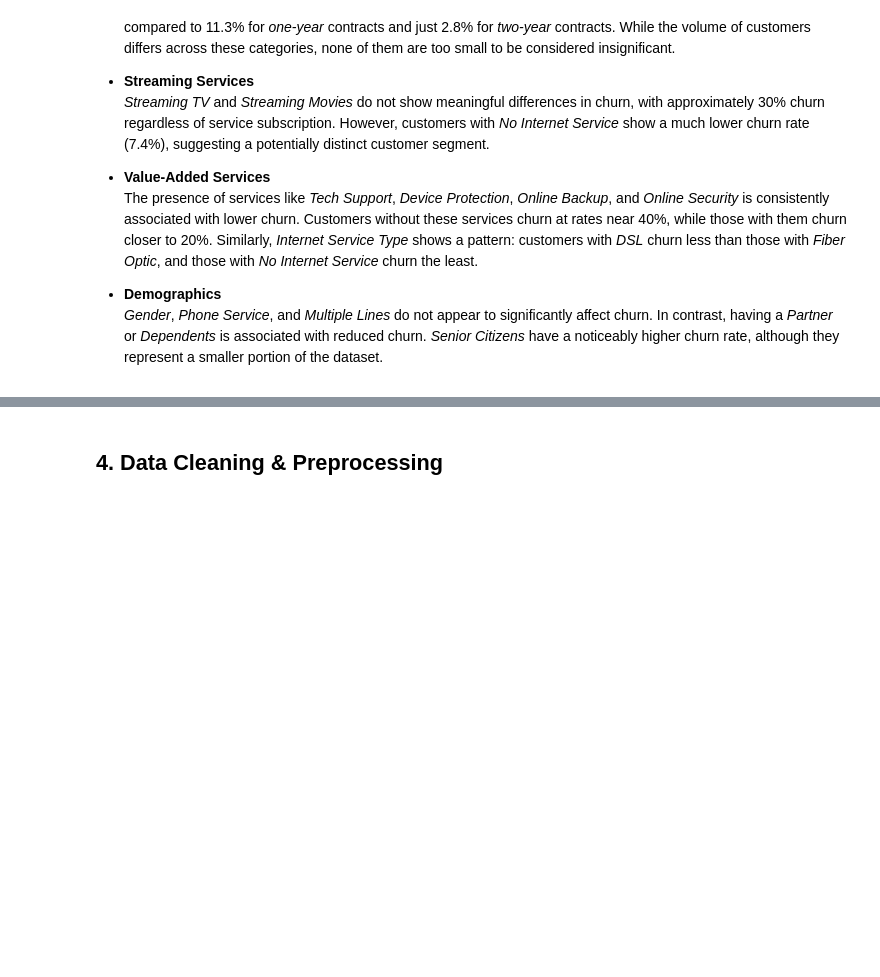
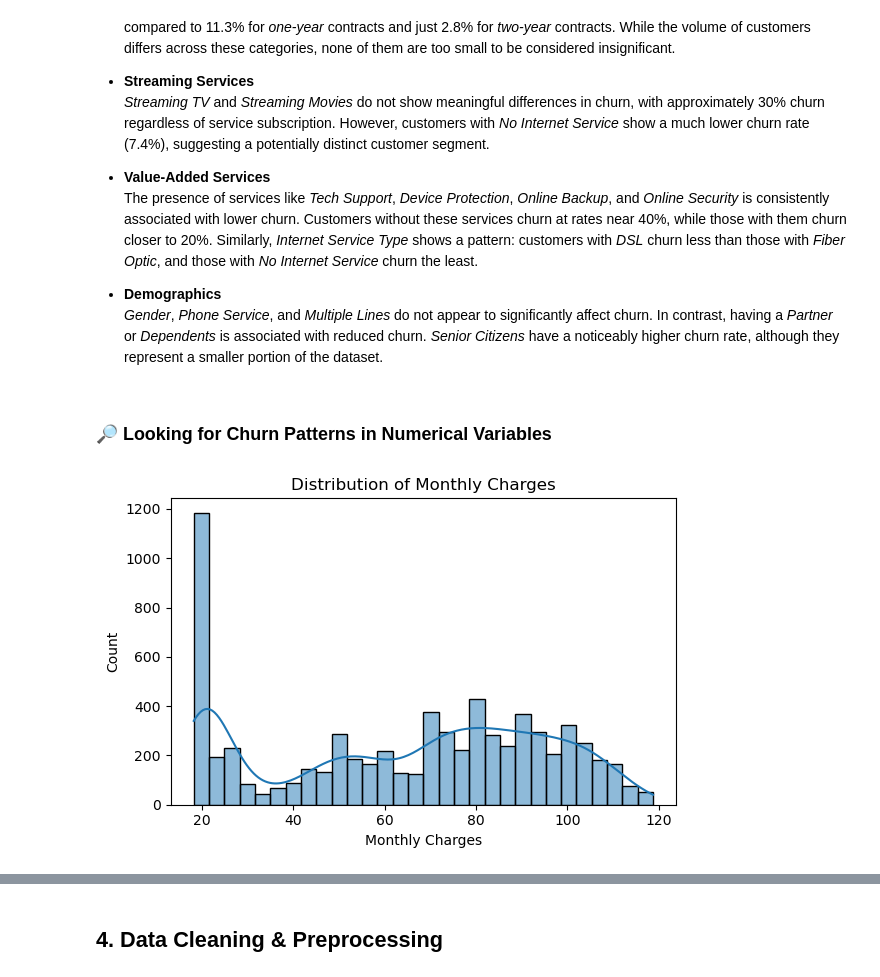
Before and after one commit to TajborBerry/career-next-step, a Jupyter notebook: customer_churn_prediction/notebooks/01_data_exploration.ipynb, the cells around one changed output, grey strips where cells are left out. Saved outputs shown, nothing was run; the diff lists cells and outputs as text; code cells hidden in the pictures; blank space fills up the shorter version.

Commit message:
EDA on Numerical Variables
EDA on Monthly Charges and tenure

```diff
--- a/customer_churn_prediction/notebooks/01_data_exploration.ipynb
+++ b/customer_churn_prediction/notebooks/01_data_exploration.ipynb
@@ -227,3 +230,18 @@ for col in categorical_cols:
 
 - **Demographics**
   *Gender*, *Phone Service*, and *Multiple Lines* do not appear to significantly affect churn. In contrast, having a *Partner* or *Dependents* is associated with reduced churn. *Senior Citizens* have a noticeably higher churn rate, although they represent a smaller portion of the dataset.
+# %% [markdown]
+### 🔎 Looking for Churn Patterns in Numerical Variables
+# %%
+#Lets have a view at the numerical variables
+
+plt.figure(figsize=(6,4))
+sns.histplot(data=df, x='MonthlyCharges', bins=30, kde=True)
+plt.title('Distribution of Monthly Charges')
+plt.xlabel('Monthly Charges')
+plt.ylabel('Count')
+plt.tight_layout()
+plt.savefig(f'../outputs/visuals/monthly_charge_histogram.png')
+plt.show()
+# %% [output]
+[figure, added]
```
Also changed, not shown: parts of 11 cells of this notebook, 7 other files.
